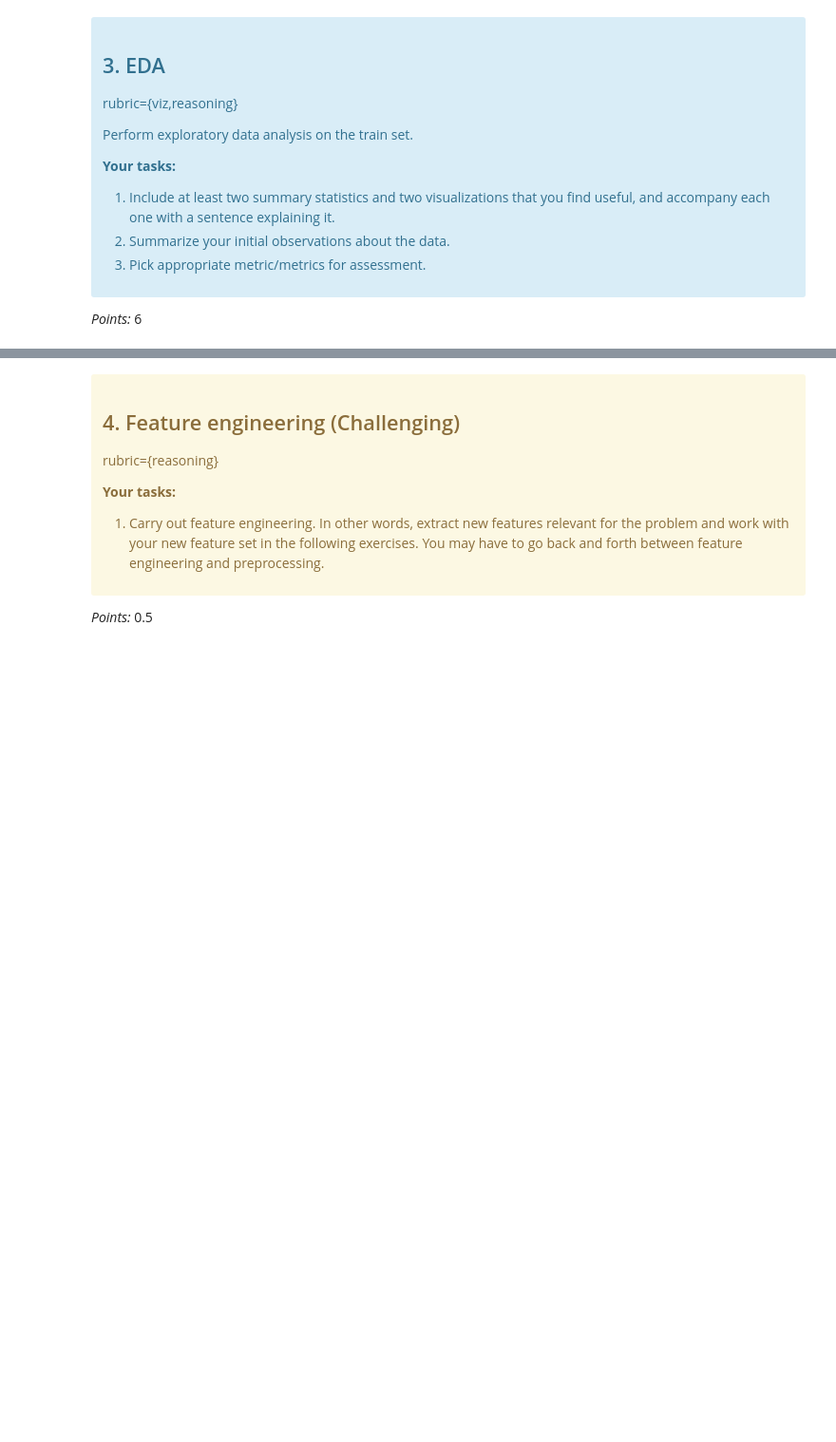
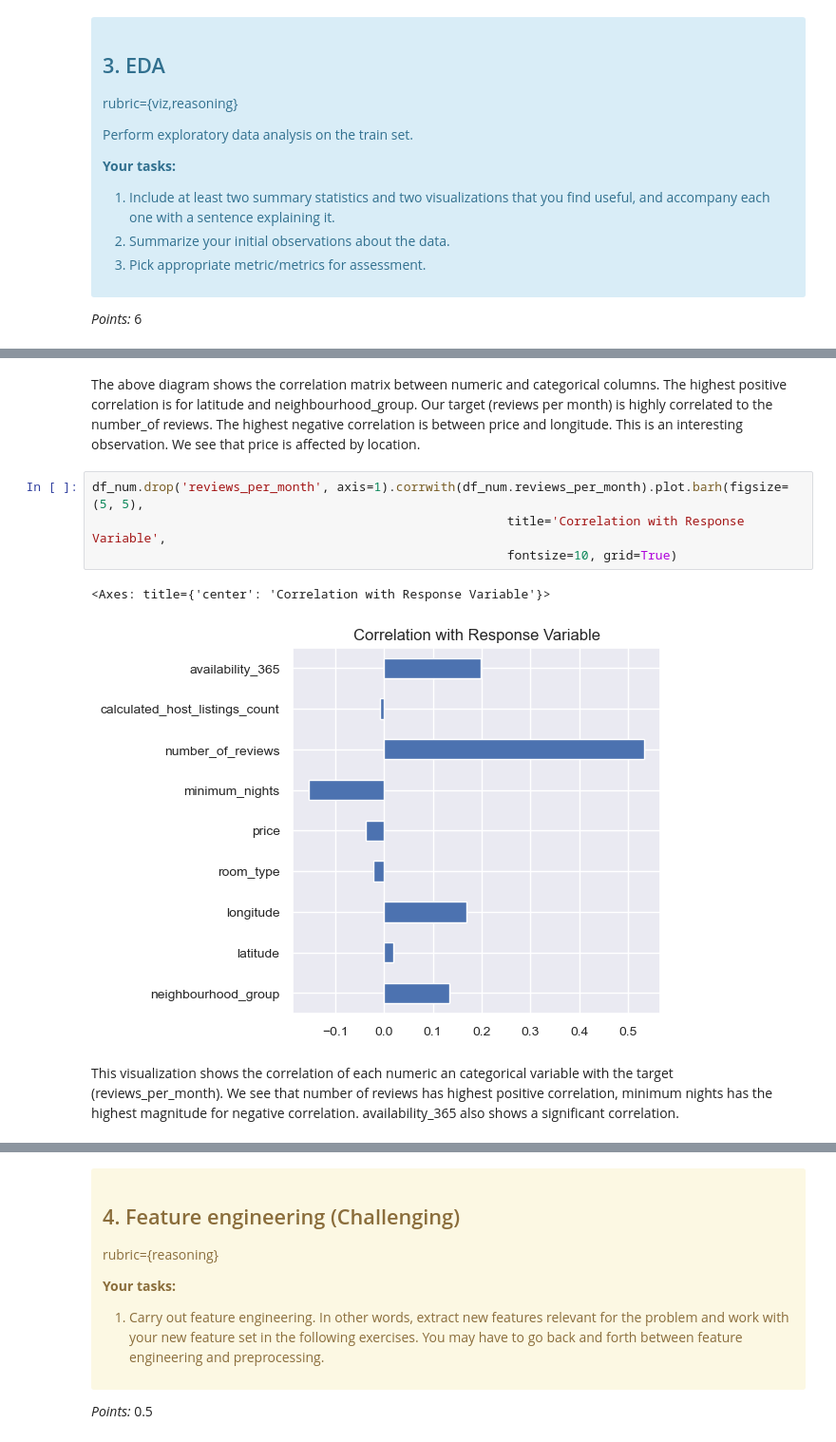
Before and after one commit to riyaeliza123/573_lab4_ML_airbnb, a Jupyter notebook: lab4.ipynb, the cells around one changed output, grey strips where cells are left out. Shown: that part at 95% size. Cells and saved outputs as stored; diff of their text form; blank space fills up the shorter version.

```diff
--- a/lab4.ipynb
+++ b/lab4.ipynb
@@ -147,0 +299,11 @@ _Type your answer here, replacing this text._
+# %% [markdown]
+The above diagram shows the correlation matrix between numeric and categorical columns. The highest positive correlation is for latitude and neighbourhood_group. Our target (reviews per month) is highly correlated to the number_of reviews. The highest negative correlation is between price and longitude. This is an interesting observation. We see that price is affected by location.
+# %%
+df_num.drop('reviews_per_month', axis=1).corrwith(df_num.reviews_per_month).plot.barh(figsize=(5, 5),
+                                                        title='Correlation with Response Variable',
+                                                        fontsize=10, grid=True)
+# %% [output]
+<Axes: title={'center': 'Correlation with Response Variable'}>
+[figure, added]
+# %% [markdown]
+This visualization shows the correlation of each numeric an categorical variable with the target (reviews_per_month). We see that number of reviews has highest positive correlation, minimum nights has the highest magnitude for negative correlation. availability_365 also shows a significant correlation.
```
Also changed, not shown: parts of 136 cells of this notebook, 1 other file.
